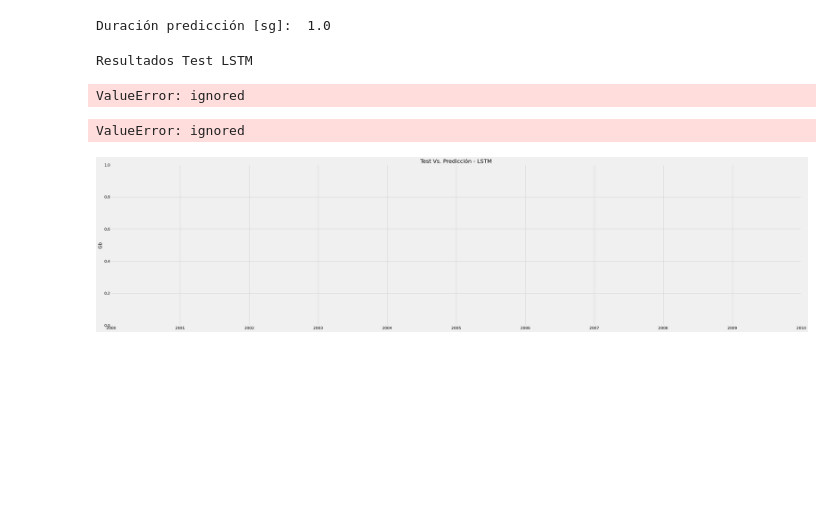
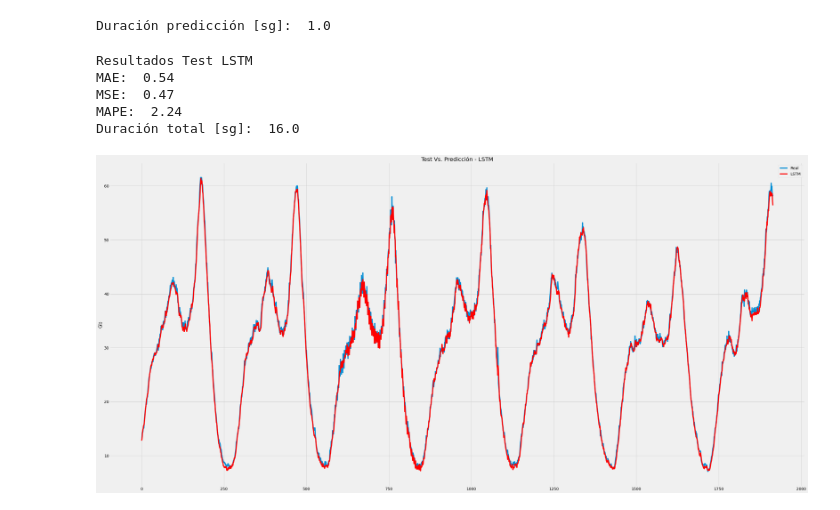
Before and after one commit to MMenino/11MBIG_TFM, a Jupyter notebook: Modelos.ipynb, the cells around one changed output. Saved outputs shown, nothing was run; the diff lists cells and outputs as text; code cells hidden in the pictures; blank space fills up the shorter version.

```diff
--- a/Modelos.ipynb
+++ b/Modelos.ipynb
@@ -531,7 +554,9 @@ testX = np.reshape(testX, (testX.shape[0], 1, testX.shape[1]))
 Entrenamiento
 # %%
 #Entrenar el modelo
+units=16
 epochs=100
+batch_size=100
 #Cuenta tiempos - Inicio
 tiempos_training = list()
 tiempos_training.append(time.time())
@@ -539,13 +564,13 @@ tiempos_training.append(time.time())
 model = Sequential()
 #model.add(LSTM(units=32, return_sequences=True, input_shape=(1, look_back)))
 #model.add(Dropout(0.1))
-#model.add(LSTM(units=32, return_sequences=True, input_shape=(1, look_back)))
+#model.add(LSTM(units=16, return_sequences=True, input_shape=(1, look_back)))
 #model.add(Dropout(0.1))
-model.add(LSTM(units=16, input_shape=(1, look_back)))
+model.add(LSTM(units=units, input_shape=(1, look_back)))
 #model.add(Dropout(0.1))
 model.add(Dense(units=1))
 model.compile(loss='mean_squared_error', optimizer='adam')
-model.fit(trainX, trainY, epochs=epochs, batch_size=1, verbose=0)
+model.fit(trainX, trainY, epochs=epochs, batch_size=batch_size, verbose=0)
 #Cuenta tiempos - Fin
 tiempos_training.append(time.time())
 print('Duración training [sg]: ',round(tiempos_training[-1]-tiempos_training[0], 0))
@@ -577,23 +602,26 @@ print('Duración predicción [sg]: ',round(tiempos_pred[-1]-tiempos_pred[0], 0))
 # %% [output]
 Duración predicción [sg]:  1.0
 # %%
+errores_lstm = testY[0] - testPredict[:,0]
 print('Resultados Test LSTM')
-regression_results(serie_test.values, testPredict[:,0])
+regression_results(testY[0], testPredict[:,0])
 print('Duración total [sg]: ',round(tiempos_training[-1]-tiempos_training[0] + tiempos_pred[-1]-tiempos_pred[0], 0))
 # %% [output]
 Resultados Test LSTM
+MAE:  0.54
+MSE:  0.47
+MAPE:  2.24
+Duración total [sg]:  16.0
-ValueError: ignored
 # %%
 # plot Real Vs prediccion
 plt.close()
 plt.style.use('fivethirtyeight')
-plt.figure(figsize=[40,10])
+plt.figure(figsize=[40,20])
 plt.ylabel('Gb')
 plt.title('Test Vs. Predicción - LSTM')
-plt.plot(serie_test.index, testY[0], label='Real')
-plt.plot(serie_test.index, testPredict[:,0], color='red', label='LSTM')
+plt.plot(testY[0], label='Real')
+plt.plot(testPredict[:,0], color='red', label='LSTM')
 plt.legend()
 plt.show()
 # %% [output]
-ValueError: ignored
-[figure, old version]
+[figure, new version]
```
Also changed, not shown: parts of 19 cells of this notebook.
